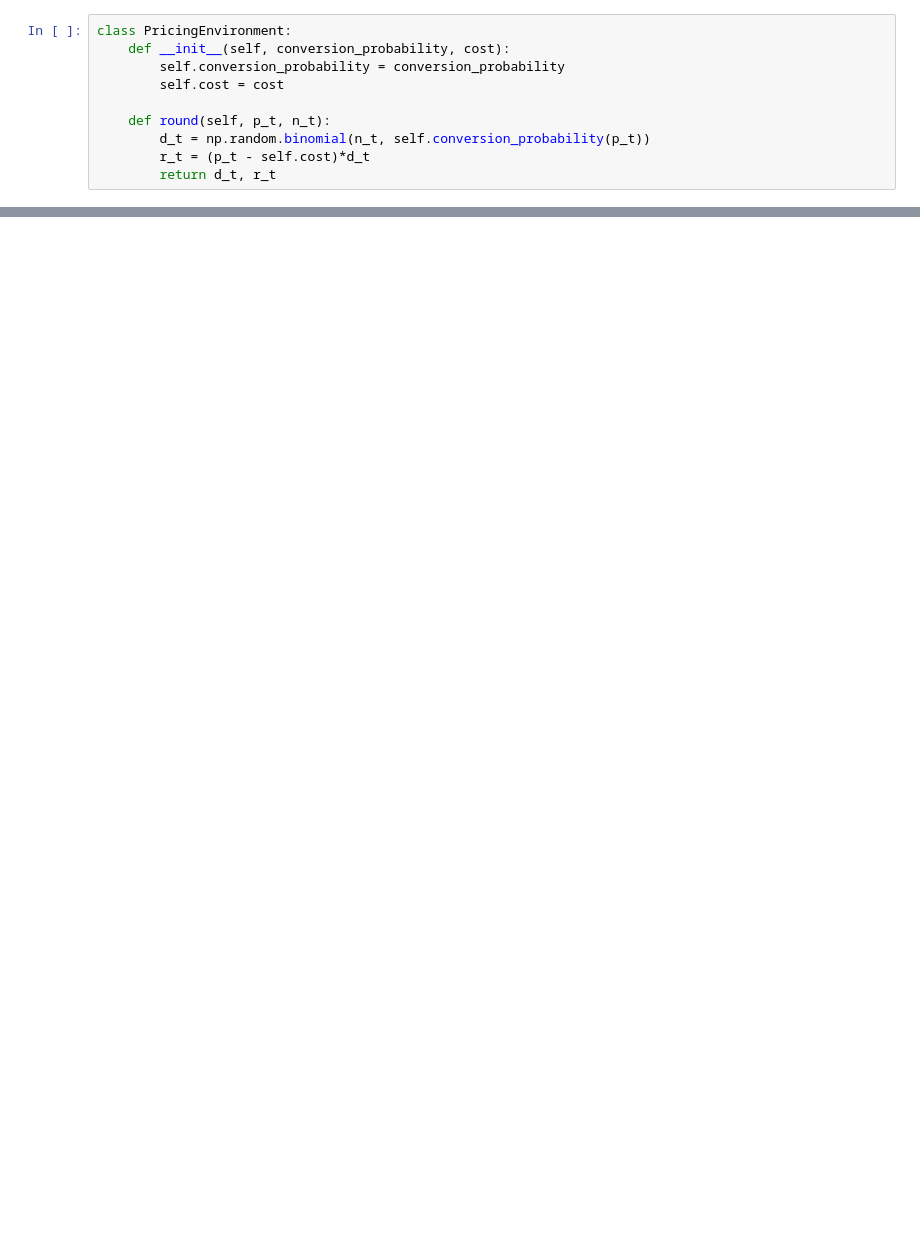
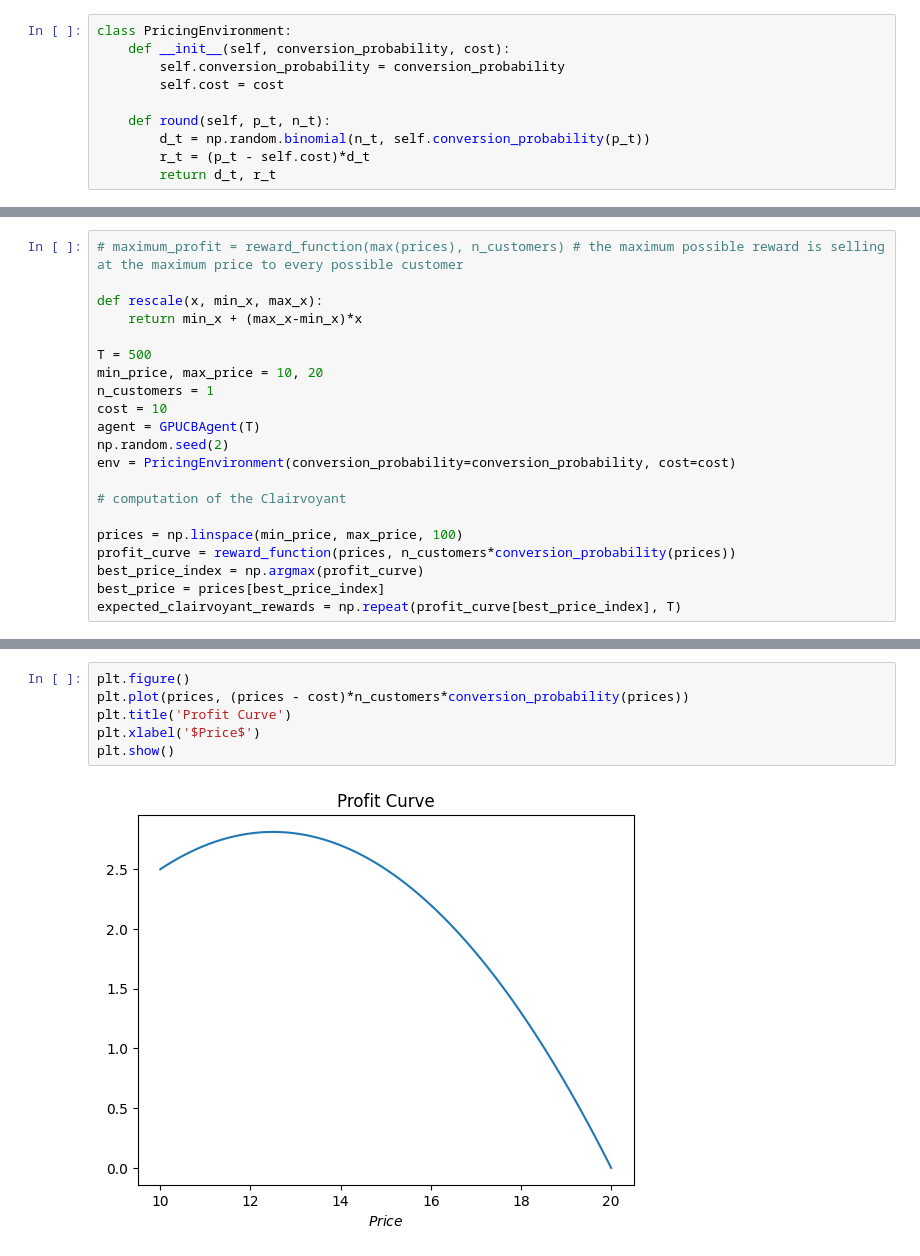
Before and after one commit to mvarenneensta/OLA24, a Jupyter notebook: project.ipynb, the cells around one changed output, grey strips where cells are left out. Cells and saved outputs as stored; diff of their text form; blank space fills up the shorter version.

```diff
--- a/project.ipynb
+++ b/project.ipynb
@@ -43,0 +107,21 @@ NameError: name 'conversion_probability' is not defined
+# %%
+# maximum_profit = reward_function(max(prices), n_customers) # the maximum possible reward is selling at the maximum price to every possible customer
+
+def rescale(x, min_x, max_x):
+    return min_x + (max_x-min_x)*x
+
+T = 500
+min_price, max_price = 10, 20
+n_customers = 1
+cost = 10
+agent = GPUCBAgent(T)
+np.random.seed(2)
+env = PricingEnvironment(conversion_probability=conversion_probability, cost=cost)
+
+# computation of the Clairvoyant
+
+prices = np.linspace(min_price, max_price, 100)
+profit_curve = reward_function(prices, n_customers*conversion_probability(prices))
+best_price_index = np.argmax(profit_curve)
+best_price = prices[best_price_index]
+expected_clairvoyant_rewards = np.repeat(profit_curve[best_price_index], T)
@@ -43,0 +140,8 @@ NameError: name 'conversion_probability' is not defined
+# %%
+plt.figure()
+plt.plot(prices, (prices - cost)*n_customers*conversion_probability(prices))
+plt.title('Profit Curve')
+plt.xlabel('$Price$')
+plt.show()
+# %% [output]
+[figure, added]
```
Also changed, not shown: parts of 14 cells of this notebook.
